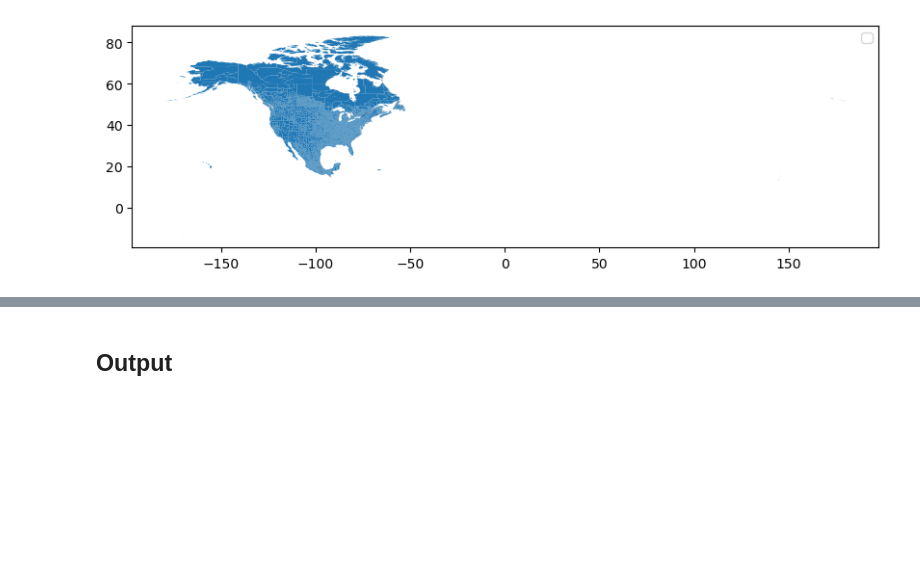
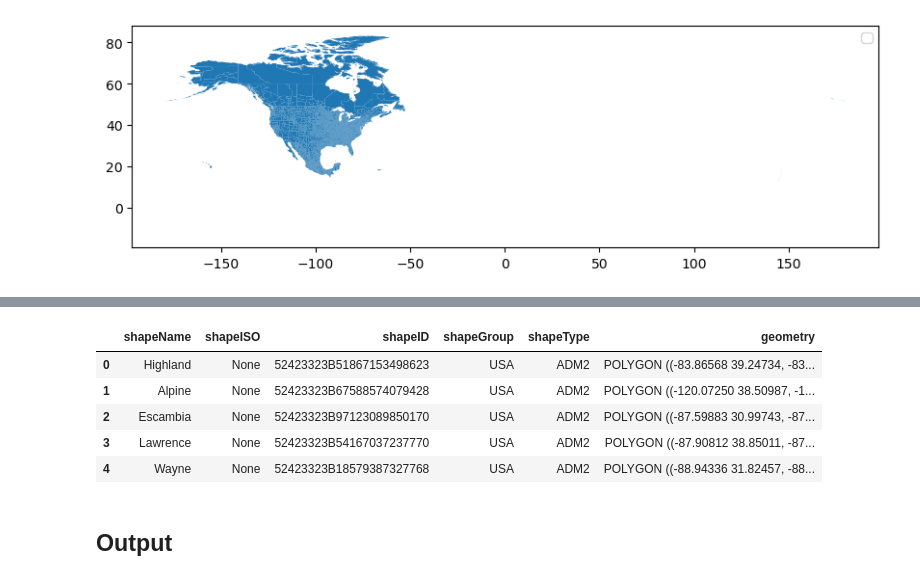
Before and after one commit to NSAPH-Data-Processing/climate_types_raster2polygon, a Jupyter notebook: notes/global_eda.ipynb, the cells around one changed output, grey strips where cells are left out. Drawn from its saved outputs; the diff is of its cells as text; code cells hidden in the pictures; blank space fills up the shorter version.

```diff
--- a/notes/global_eda.ipynb
+++ b/notes/global_eda.ipynb
@@ -65,3 +55,12 @@ Index(['shapeID_2', 'shapeName_', 'shapeISO_2', 'shapeType_', 'ABYear_2',
       dtype='object')
+# %%
+shapefile.head()
+# %% [output]
+|  | shapeName | shapeISO | shapeID | shapeGroup | shapeType | geometry |
+| 0 | Highland | None | 52423323B51867153498623 | USA | ADM2 | POLYGON ((-83.86568 39.24734, -83... |
+| 1 | Alpine | None | 52423323B67588574079428 | USA | ADM2 | POLYGON ((-120.07250 38.50987, -1... |
+| 2 | Escambia | None | 52423323B97123089850170 | USA | ADM2 | POLYGON ((-87.59883 30.99743, -87... |
+| 3 | Lawrence | None | 52423323B54167037237770 | USA | ADM2 | POLYGON ((-87.90812 38.85011, -87... |
+| 4 | Wayne | None | 52423323B18579387327768 | USA | ADM2 | POLYGON ((-88.94336 31.82457, -88... |
 # %% [markdown]
 ## Output
```
Also changed, not shown: parts of 12 cells of this notebook.
